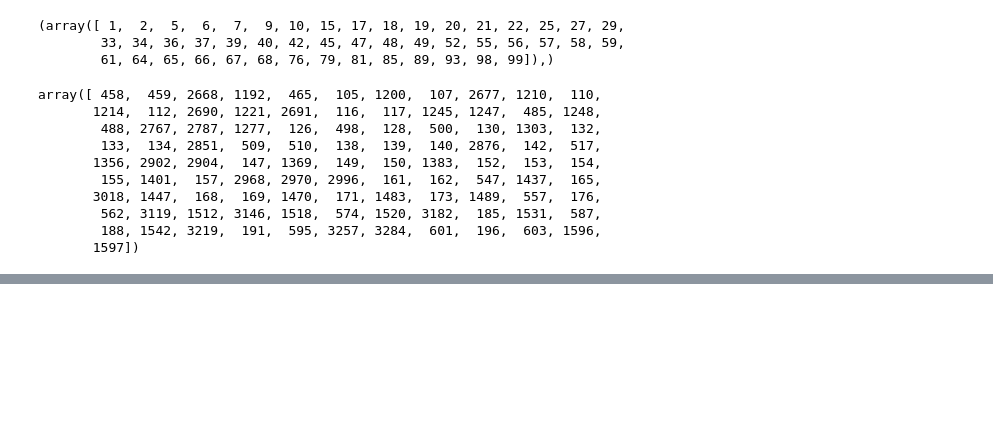
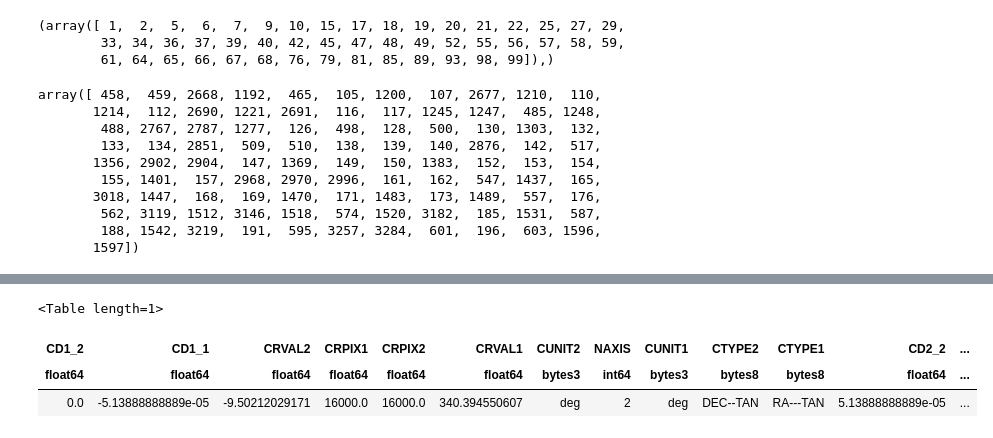
Before and after one commit to nicolaschotard/lsst_drp_analysis, a Jupyter notebook: python/6_astropy_exercices.ipynb, the cells around one changed output, grey strips where cells are left out. Drawn from its saved outputs; the diff is of its cells as text; code cells hidden in the pictures; blank space fills up the shorter version.

Commit message:
Astropy exercice

```diff
--- a/python/6_astropy_exercices.ipynb
+++ b/python/6_astropy_exercices.ipynb
@@ -274,3 +274,13 @@ ntable
 | 746.099896418 | 0.783441789271 | True | nan | 745.884479092 | ... |
 # %%
 ntable.write('newtable.hdf5', path='deepCoadd_forced_src')
+# %%
+from astropy.wcs import WCS, utils
+wcs = Table.read(mon_fichier, path='wcs')
+# %%
+wcs
+# %% [output]
+<Table length=1>
+| CD1_2 | CD1_1 | CRVAL2 | CRPIX1 | CRPIX2 | CRVAL1 | CUNIT2 | NAXIS | CUNIT1 | CTYPE2 | CTYPE1 | CD2_2 | ... |
+| float64 | float64 | float64 | float64 | float64 | float64 | bytes3 | int64 | bytes3 | bytes8 | bytes8 | float64 | ... |
+| 0.0 | -5.13888888889e-05 | -9.50212029171 | 16000.0 | 16000.0 | 340.394550607 | deg | 2 | deg | DEC--TAN | RA---TAN | 5.13888888889e-05 | ... |
```
Also changed, not shown: parts of 12 cells of this notebook.
